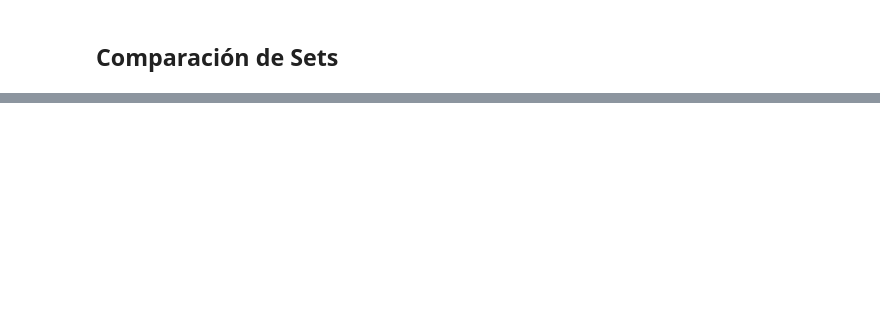
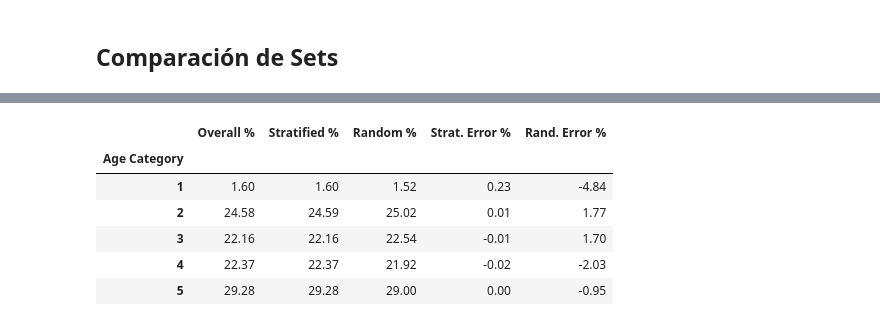
Before and after one commit to Mr-Maccoy/BigData, a Jupyter notebook: G1_SC707_Avance1_LN.ipynb, the cells around one changed output, grey strips where cells are left out. Cells and saved outputs as stored; diff of their text form; code cells hidden in the pictures; blank space fills up the shorter version.

```diff
--- a/G1_SC707_Avance1_LN.ipynb
+++ b/G1_SC707_Avance1_LN.ipynb
@@ -273,8 +336,17 @@ test_set.head() #muestra las primeras filas del conjunto de pruebas, no se vuelv
 # %%
 # Función calcula la proporción de cada categoría de ingreso
 
-#def income_cat_proportions(data):
-    #return data["income_cat"].value_counts() / len(data)
+def age_cat_proportions(data):
+    return data["age_cat"].value_counts() / len(data)
+# %%
+# Asegurar que los sets aleatorios también incluyan la columna age_cat
+train_set["age_cat"] = pd.cut(train_set["Age"],
+                              bins=[0., 18., 35., 50., 65., np.inf], #el set de entrenamiento debe tener las mismas categorías que el original
+                              labels=[1, 2, 3, 4, 5])
+
+test_set["age_cat"] = pd.cut(test_set["Age"],
+                             bins=[0., 18., 35., 50., 65., np.inf], #el set de prueba debe tener las mismas categorías que el original
+                             labels=[1, 2, 3, 4, 5])
 # %%
 # Calcular las proporciones del training set aleatorio
 
@@ -286,18 +374,31 @@ test_set.head() #muestra las primeras filas del conjunto de pruebas, no se vuelv
 # %%
 # Calcular las proporciones del training set aleatorio y hacer la comparación - hasta aquí revisa el profesor en semana 06
 
-#compare_props = pd.DataFrame({
-    #"Overall %": income_cat_proportions(dfDistritos),
-    #"Stratified %": income_cat_proportions(strat_test_set),
-    #"Random %": income_cat_proportions(test_set),
-#}).sort_index()
+#La tabla muestra que al estratificar por edad, los grupos se reparten igual que en el dataset completo
+#En cambio, si se hace al azar cambian un poco las proporciones
+#Esto nos asegura que el modelo aprenda con pacientes de todas las edades de forma equitativa/justa
 
-#compare_props.index.name = "Income Category"
 
-#compare_props["Strat. Error %"] = (compare_props["Stratified %"] /
-                                   #compare_props["Overall %"] - 1)
+compare_props = pd.DataFrame({
+    "Overall %": age_cat_proportions(df_healthcare), #proporciones en el dataset original
+    "Stratified %": age_cat_proportions(strat_test_set), #proporciones en el set de prueba estratificado
+    "Random %": age_cat_proportions(test_set), #proporciones en el set de prueba aleatorio
+}).sort_index()
 
-#compare_props["Rand. Error %"] = (compare_props["Random %"] /
-                                  #compare_props["Overall %"] - 1)
+compare_props.index.name = "Age Category"
 
-#(compare_props * 100).round(2)
+compare_props["Strat. Error %"] = (compare_props["Stratified %"] /
+                                   compare_props["Overall %"] - 1)
+
+compare_props["Rand. Error %"] = (compare_props["Random %"] /
+                                  compare_props["Overall %"] - 1)
+
+(compare_props * 100).round(2)
+# %% [output]
+|  | Overall % | Stratified % | Random % | Strat. Error % | Rand. Error % |
+| Age Category |  |  |  |  |  |
+| 1 | 1.60 | 1.60 | 1.52 | 0.23 | -4.84 |
+| 2 | 24.58 | 24.59 | 25.02 | 0.01 | 1.77 |
+| 3 | 22.16 | 22.16 | 22.54 | -0.01 | 1.70 |
+| 4 | 22.37 | 22.37 | 21.92 | -0.02 | -2.03 |
+| 5 | 29.28 | 29.28 | 29.00 | 0.00 | -0.95 |
```
Also changed, not shown: parts of 12 cells of this notebook.
